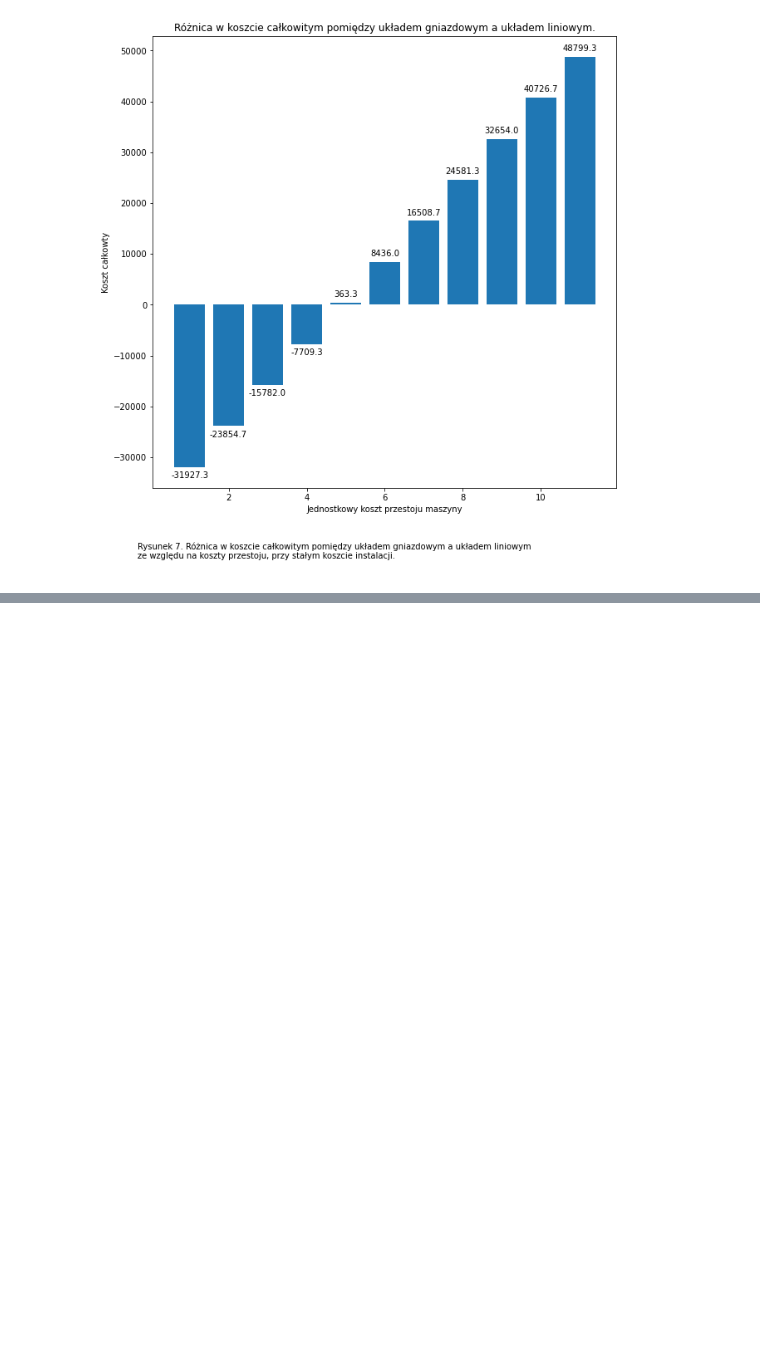
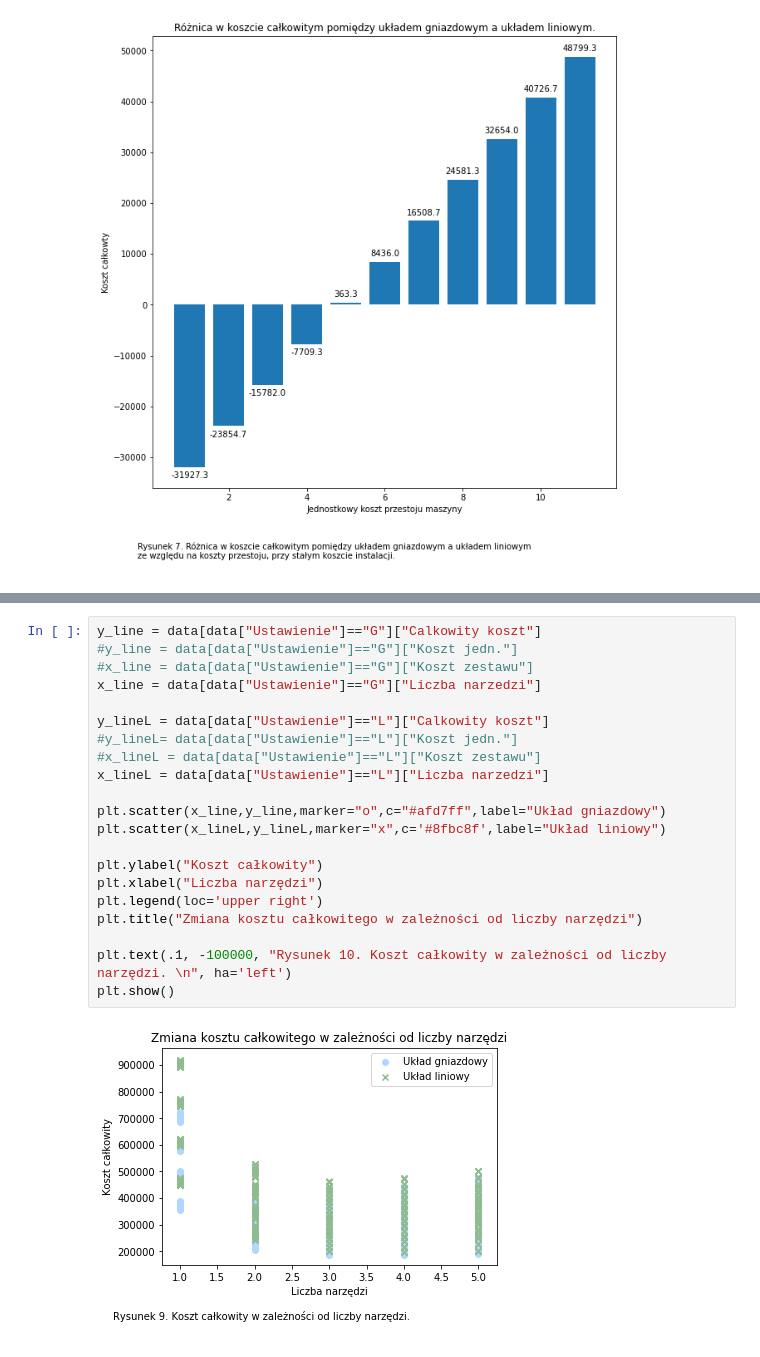
Before and after one commit to fmordarski/Gwintex, a Jupyter notebook: Raport_GWINTEX.ipynb, the cells around one changed output, grey strips where cells are left out. Saved outputs shown, nothing was run; the diff lists cells and outputs as text; blank space fills up the shorter version.

```diff
--- a/Raport_GWINTEX.ipynb
+++ b/Raport_GWINTEX.ipynb
@@ -462,0 +609,23 @@ Z wykresu można również odczytać, że dla wartości kosztu instalacji równe
+# %%
+y_line = data[data["Ustawienie"]=="G"]["Calkowity koszt"]
+#y_line = data[data["Ustawienie"]=="G"]["Koszt jedn."]
+#x_line = data[data["Ustawienie"]=="G"]["Koszt zestawu"]
+x_line = data[data["Ustawienie"]=="G"]["Liczba narzedzi"]
+
+y_lineL = data[data["Ustawienie"]=="L"]["Calkowity koszt"]
+#y_lineL= data[data["Ustawienie"]=="L"]["Koszt jedn."]
+#x_lineL = data[data["Ustawienie"]=="L"]["Koszt zestawu"]
+x_lineL = data[data["Ustawienie"]=="L"]["Liczba narzedzi"]
+
+plt.scatter(x_line,y_line,marker="o",c="#afd7ff",label="Układ gniazdowy")
+plt.scatter(x_lineL,y_lineL,marker="x",c='#8fbc8f',label="Układ liniowy")
+
+plt.ylabel("Koszt całkowity")
+plt.xlabel("Liczba narzędzi")
+plt.legend(loc='upper right')
+plt.title("Zmiana kosztu całkowitego w zależności od liczby narzędzi")
+
+plt.text(.1, -100000, "Rysunek 10. Koszt całkowity w zależności od liczby narzędzi. \n", ha='left')
+plt.show()
+# %% [output]
+[figure, added]
```
Also changed, not shown: parts of 16 cells of this notebook.
